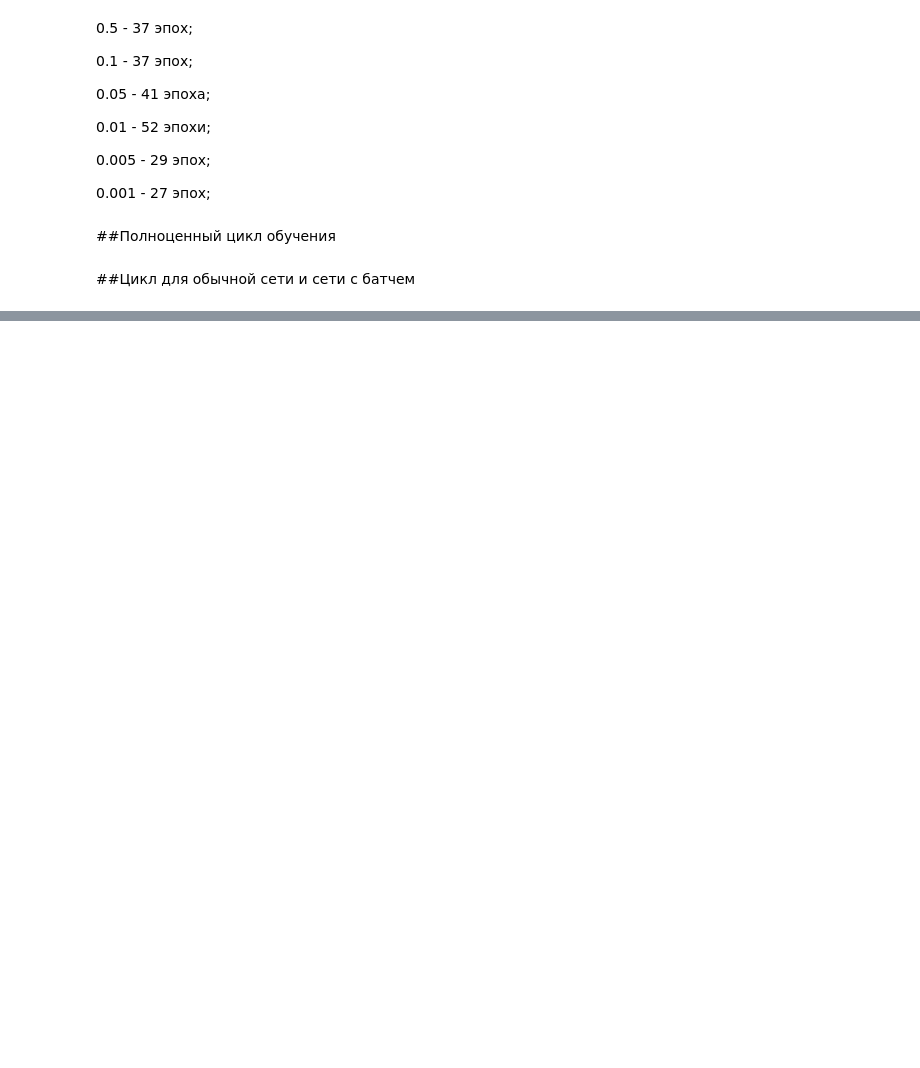
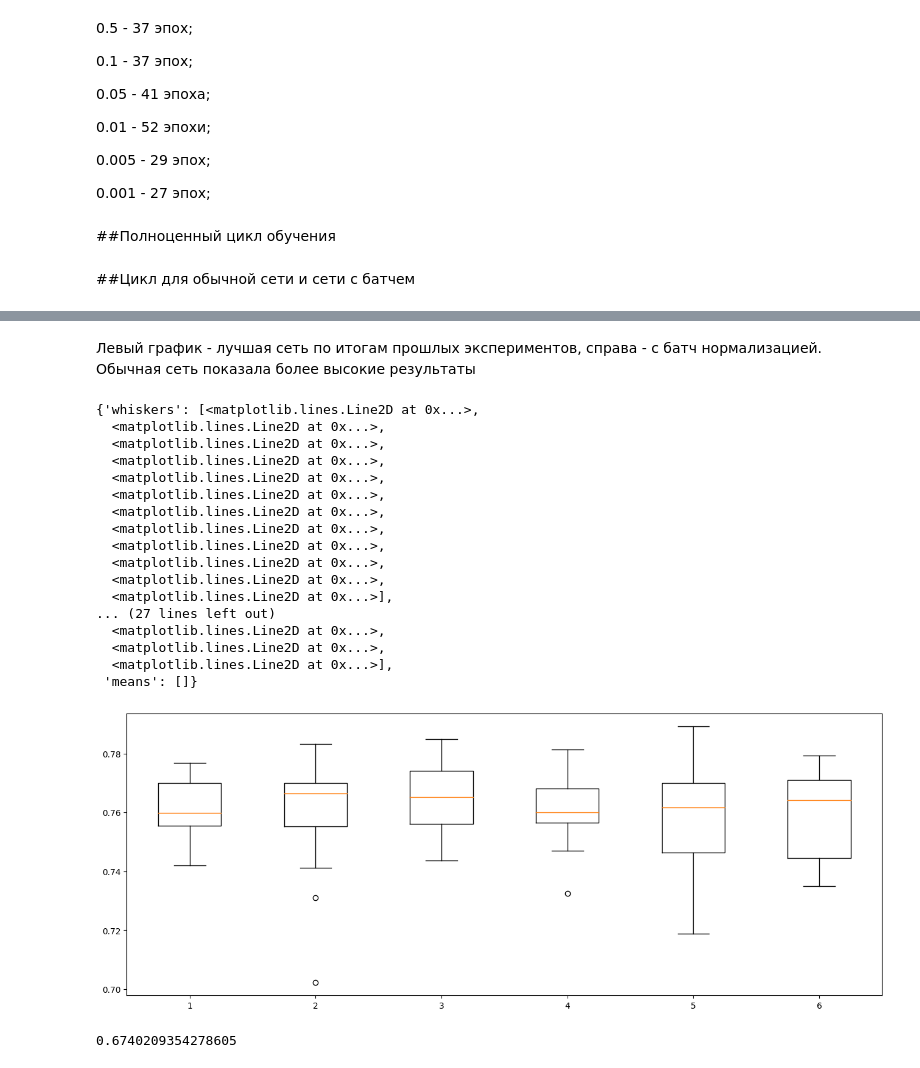
Before and after one commit to KORALLLL/MTUCI_EMNIST, a Jupyter notebook: ColabFiles/DropOutBatchExperiments_week_4_5.ipynb, the cells around one changed output, grey strips where cells are left out. Drawn from its saved outputs; the diff is of its cells as text; code cells hidden in the pictures; blank space fills up the shorter version.

```diff
--- a/ColabFiles/DropOutBatchExperiments_week_4_5.ipynb
+++ b/ColabFiles/DropOutBatchExperiments_week_4_5.ipynb
@@ -1131,0 +1165,30 @@ for experiments in range(3):
+# %% [markdown]
+Левый график - лучшая сеть по итогам прошлых экспериментов, справа - с батч нормализацией. Обычная сеть показала более высокие результаты
+# %%
+data = [[0.7574, 0.7725, 0.7719, 0.7696, 0.7594, 0.7461, 0.7599, 0.7554, 0.742, 0.7685, 0.749, 0.7705, 0.7769, 0.7554, 0.7615], [0.7771, 0.756, 0.7663, 0.7667, 0.7701, 0.7311, 0.7706, 0.7022, 0.7412, 0.7832, 0.762, 0.7696, 0.7688, 0.755], [0.7741, 0.7587, 0.785, 0.7746, 0.7816, 0.7585, 0.7534, 0.7458, 0.7436, 0.7688, 0.7652, 0.7663, 0.7562], [0.7609, 0.7471, 0.7708, 0.7565, 0.7567, 0.7632, 0.7704, 0.7593, 0.7814, 0.7669, 0.7583, 0.7685, 0.7326, 0.7545], [0.7628, 0.762, 0.7617, 0.7463, 0.7189, 0.7611, 0.77, 0.7721, 0.7574, 0.7198, 0.7892, 0.7359, 0.7751], [0.7659, 0.7603, 0.7393, 0.7445, 0.7741, 0.773, 0.771, 0.7556, 0.7641, 0.735, 0.7794, 0.7418, 0.7676]]
+plt.figure(figsize = (16.,6.))
+plt.boxplot(data)
+# %% [output]
+{'whiskers': [<matplotlib.lines.Line2D at 0x...>,
+  <matplotlib.lines.Line2D at 0x...>,
+  <matplotlib.lines.Line2D at 0x...>,
+  <matplotlib.lines.Line2D at 0x...>,
+  <matplotlib.lines.Line2D at 0x...>,
+  <matplotlib.lines.Line2D at 0x...>,
+  <matplotlib.lines.Line2D at 0x...>,
+  <matplotlib.lines.Line2D at 0x...>,
+  <matplotlib.lines.Line2D at 0x...>,
+  <matplotlib.lines.Line2D at 0x...>,
+  <matplotlib.lines.Line2D at 0x...>,
+  <matplotlib.lines.Line2D at 0x...>],
+... (27 lines left out)
+  <matplotlib.lines.Line2D at 0x...>,
+  <matplotlib.lines.Line2D at 0x...>,
+  <matplotlib.lines.Line2D at 0x...>],
+ 'means': []}
+[figure, added]
+# %%
+t_stat, p_val = stats.ttest_ind(data[4], data[5])
+print(p_val)
+# %% [output]
+0.6740209354278605
```
Also changed, not shown: parts of 14 cells of this notebook.
